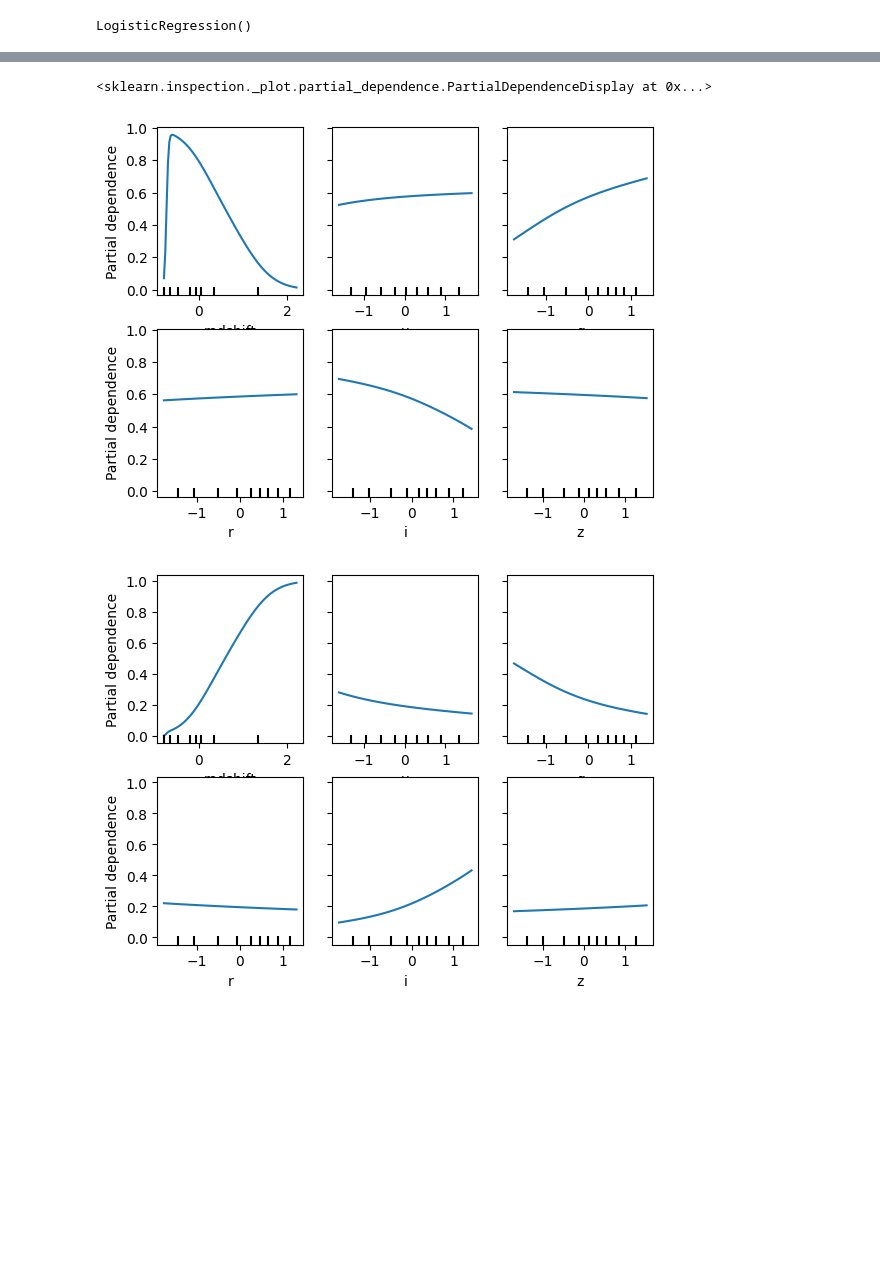
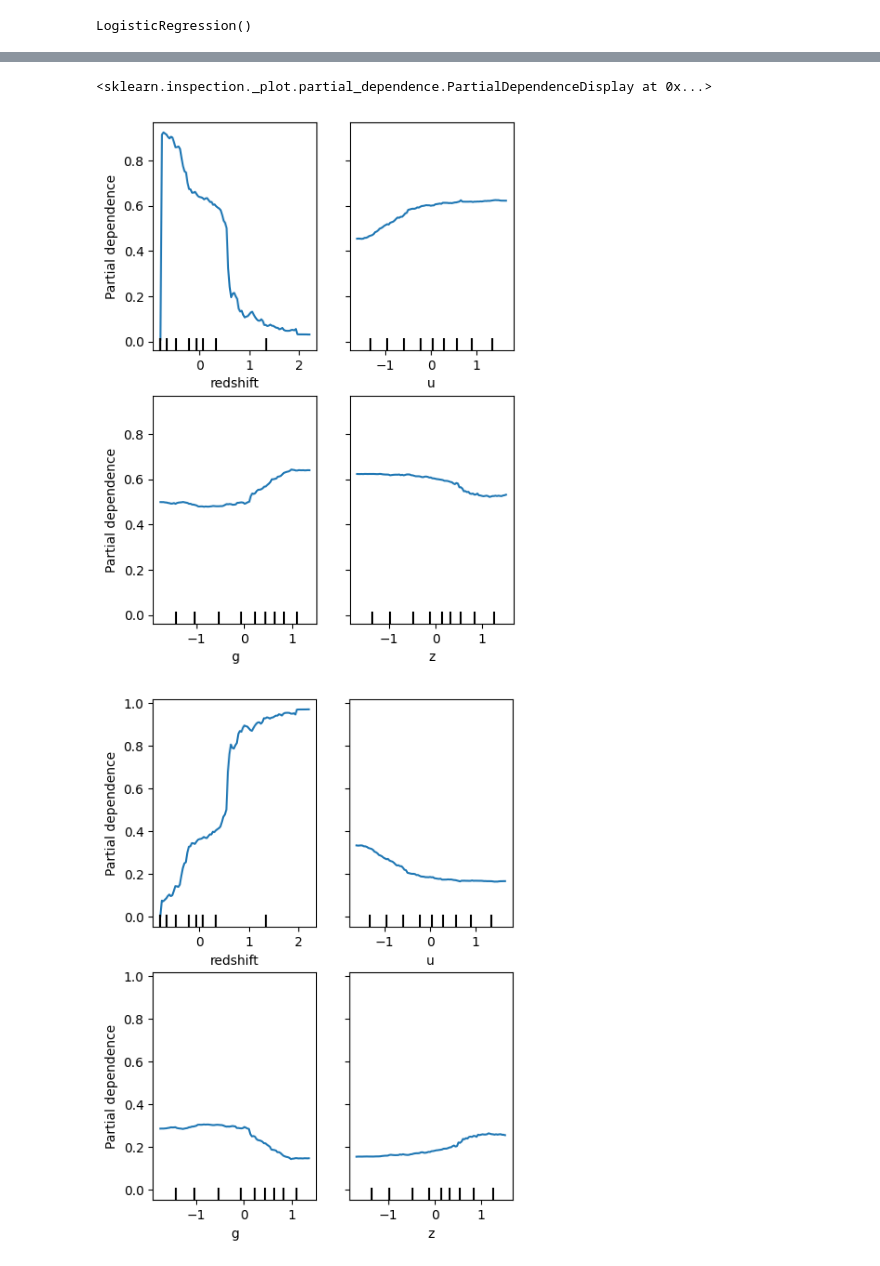
Before and after one commit to IgorKolodziej/stellar_classification, a Jupyter notebook: final_model.ipynb, the cells around one changed output, grey strips where cells are left out. Saved outputs shown, nothing was run; the diff lists cells and outputs as text; code cells hidden in the pictures; blank space fills up the shorter version.

```diff
--- a/final_model.ipynb
+++ b/final_model.ipynb
@@ -58,0 +43,2 @@ X_train
+# %%
+X_train = X_train[['u','redshift', 'g', 'z']]
@@ -103,7 +91,7 @@ KeyboardInterrupt:
 ## svc
 can't converge??
 # %%
-clf = make_pipeline(StandardScaler(), SVC(C=1, kernel='linear', probability=True, tol=1e-3, max_iter=500, random_state=42))
+clf = make_pipeline(StandardScaler(), SVC(C=1, kernel='rbf', probability=True, tol=1e-3, max_iter=500, random_state=42))
 clf.fit(X_train, y_train)
 y_pred = clf.predict(X_val)
 
@@ -222,8 +210,11 @@ weighted avg      0.977     0.978     0.977     21000
 # %%
 import shap
 
-model = models['lr']
+model = LogisticRegression()
 model.fit(X_train, y_train)
+
+# tree_model = RandomForestClassifier(n_estimators=259, max_depth=13, criterion='entropy', max_features='log2', class_weight=None)
+# tree_model.fit(X_train, y_train)
 
 # fig, ax = shap.partial_dependence_plot('redshift', model.predict, X_train, model_expected_value=True,
 #                                         feature_expected_value=True, ice=False, show=False)
@@ -292,11 +291,14 @@ shap.plots.bar(shap_values)
 # %%
 from sklearn.inspection import PartialDependenceDisplay
 
-features = ['redshift', 'u', 'g', 'r', 'i', 'z']
-PartialDependenceDisplay.from_estimator(model, X_train, features, target=0)
-PartialDependenceDisplay.from_estimator(model, X_train, features, target=1)
-PartialDependenceDisplay.from_estimator(model, X_train, features, target=2)
+features = ['redshift', 'u', 'g', 'z']
+fig, ax = plt.subplots(figsize=(5, 7))
+PartialDependenceDisplay.from_estimator(tree_model, X_train, features, target=0, n_cols=2, ax=ax)
+fig, ax = plt.subplots(figsize=(5, 7))
+PartialDependenceDisplay.from_estimator(tree_model, X_train, features, target=1, n_cols=2, ax=ax)
+fig, ax = plt.subplots(figsize=(5, 7))
+PartialDependenceDisplay.from_estimator(tree_model, X_train, features, target=2, n_cols=2, ax=ax)
 # %% [output]
 <sklearn.inspection._plot.partial_dependence.PartialDependenceDisplay at 0x...>
-[figure, old version]
+[figure, new version]
-[figure, old version]
+[figure, new version]
```
Also changed, not shown: parts of 12 cells of this notebook.
